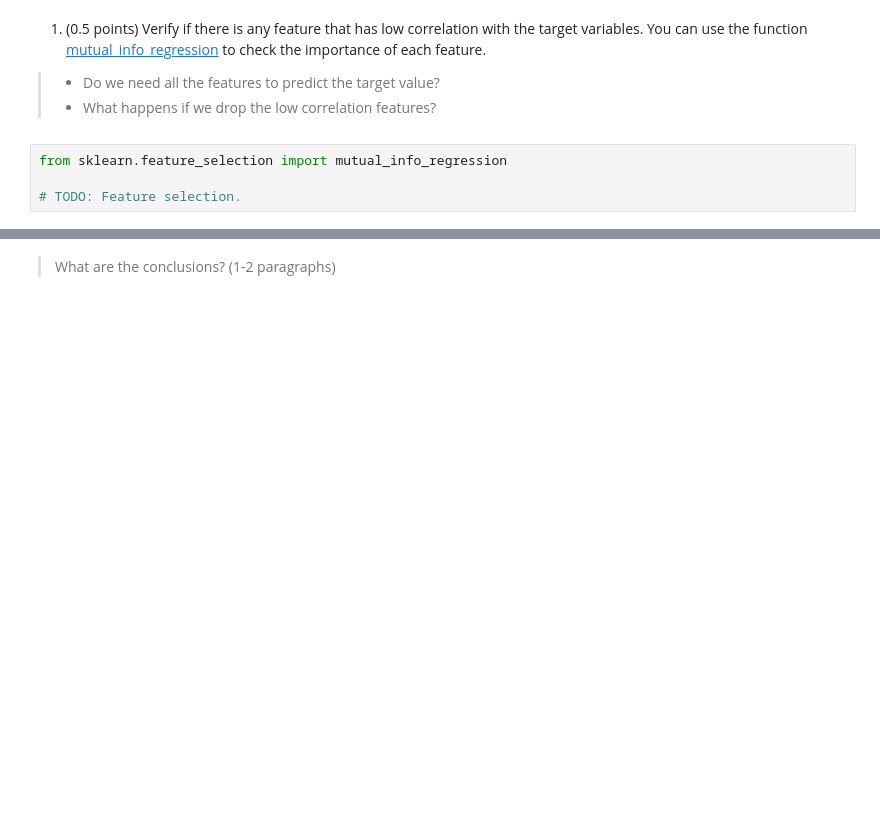
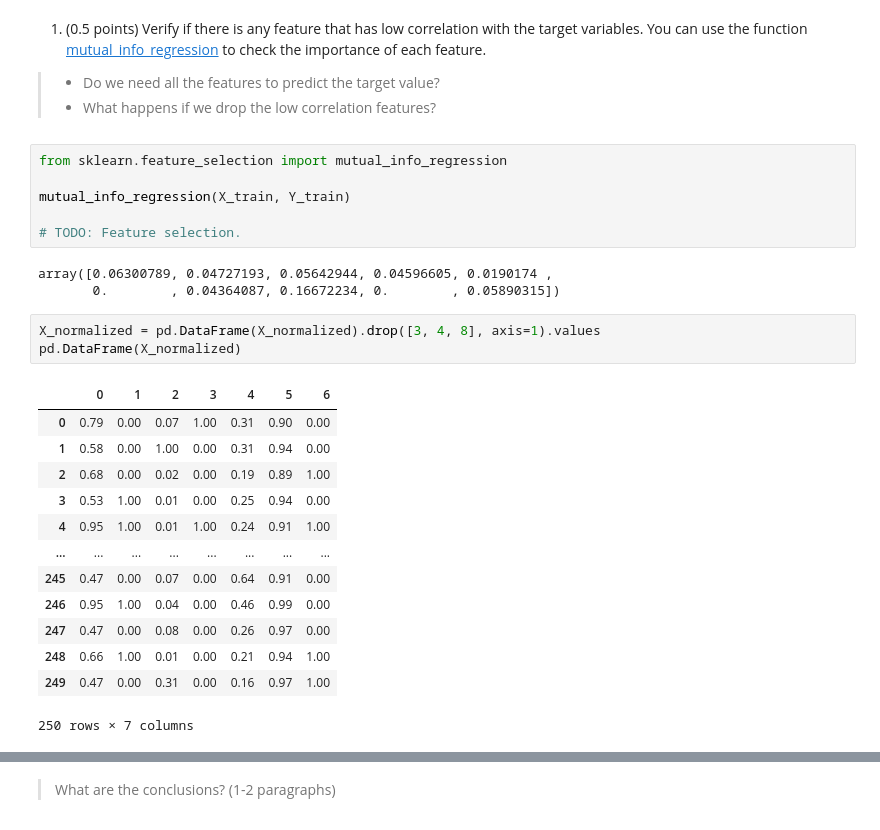
Before and after one commit to GabrielBG0/MLPR-Unicamp, a Jupyter notebook: T2/T2_Classical_Techniques.ipynb, the cells around one changed output, grey strips where cells are left out. Saved outputs shown, nothing was run; the diff lists cells and outputs as text; blank space fills up the shorter version.

```diff
--- a/T2/T2_Classical_Techniques.ipynb
+++ b/T2/T2_Classical_Techniques.ipynb
@@ -339,4 +436,26 @@ Obs: drop the DEATH_EVENT column.
 # %%
 from sklearn.feature_selection import mutual_info_regression
 
+mutual_info_regression(X_train, Y_train)
+
 # TODO: Feature selection.
+# %% [output]
+array([0.06300789, 0.04727193, 0.05642944, 0.04596605, 0.0190174 ,
+       0.        , 0.04364087, 0.16672234, 0.        , 0.05890315])
+# %%
+X_normalized = pd.DataFrame(X_normalized).drop([3, 4, 8], axis=1).values
+pd.DataFrame(X_normalized)
+# %% [output]
+|  | 0 | 1 | 2 | 3 | 4 | 5 | 6 |
+| 0 | 0.79 | 0.00 | 0.07 | 1.00 | 0.31 | 0.90 | 0.00 |
+| 1 | 0.58 | 0.00 | 1.00 | 0.00 | 0.31 | 0.94 | 0.00 |
+| 2 | 0.68 | 0.00 | 0.02 | 0.00 | 0.19 | 0.89 | 1.00 |
+| 3 | 0.53 | 1.00 | 0.01 | 0.00 | 0.25 | 0.94 | 0.00 |
+| 4 | 0.95 | 1.00 | 0.01 | 1.00 | 0.24 | 0.91 | 1.00 |
+| ... | ... | ... | ... | ... | ... | ... | ... |
+| 245 | 0.47 | 0.00 | 0.07 | 0.00 | 0.64 | 0.91 | 0.00 |
+| 246 | 0.95 | 1.00 | 0.04 | 0.00 | 0.46 | 0.99 | 0.00 |
+| 247 | 0.47 | 0.00 | 0.08 | 0.00 | 0.26 | 0.97 | 0.00 |
+| 248 | 0.66 | 1.00 | 0.01 | 0.00 | 0.21 | 0.94 | 1.00 |
+| 249 | 0.47 | 0.00 | 0.31 | 0.00 | 0.16 | 0.97 | 1.00 |
+250 rows × 7 columns
```
Also changed, not shown: parts of 11 cells of this notebook.
